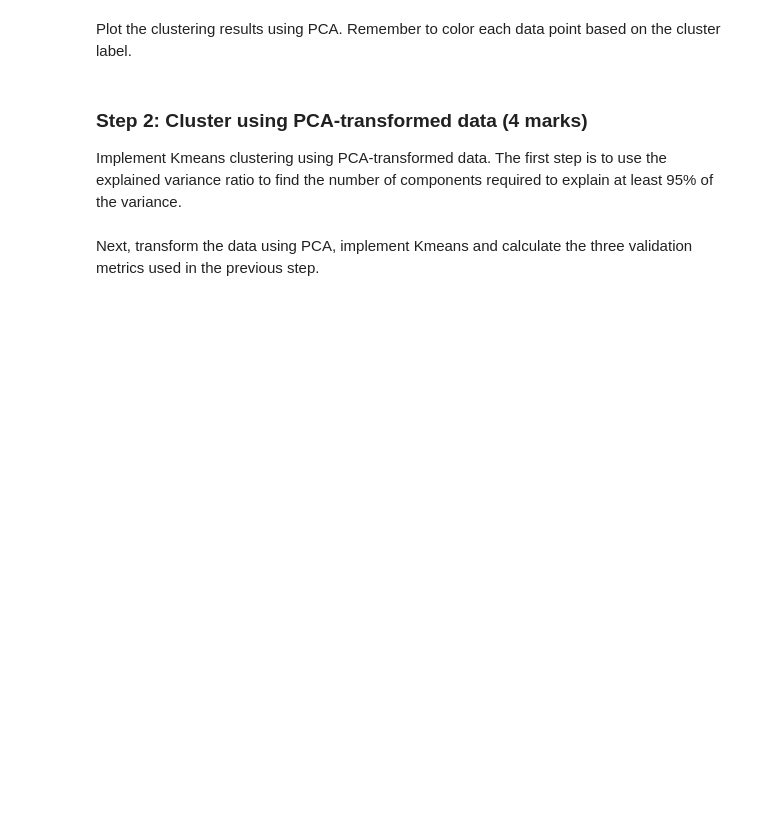
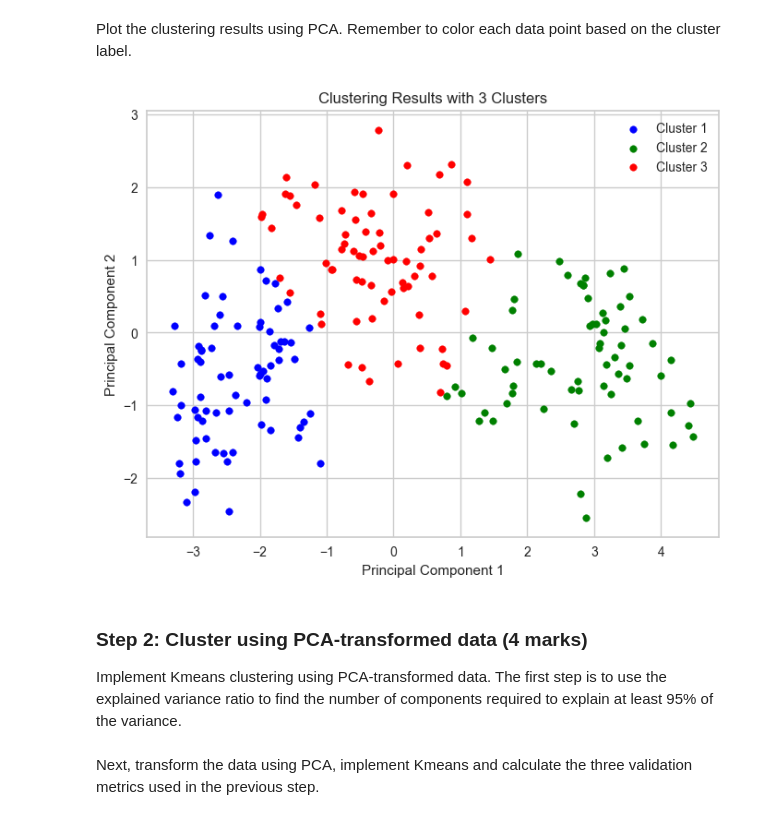
Before and after one commit to chvaldez10/Dog-Apps, a Jupyter notebook: ENSF 611/assignments/A5/Assignment 5.ipynb, the cells around one changed output. Cells and saved outputs as stored; diff of their text form; code cells hidden in the pictures; blank space fills up the shorter version.

```diff
--- a/ENSF 611/assignments/A5/Assignment 5.ipynb
+++ b/ENSF 611/assignments/A5/Assignment 5.ipynb
@@ -169,0 +167,3 @@ ke=kelbow_visualizer(KMeans(random_state=4, n_init=10), X, k=(2,10), metric="dis
+# %%
+# optimal cluster values
+n_clusters = ke.elbow_value_
@@ -174,3 +200,27 @@ Plot the clustering results using PCA. Remember to color each data point based o
+# %%
+# Plot clustering results
+pca = PCA(n_components=2)
+cluster_assignments = kmeans.predict(scaled_X)
+pca_transformed = pca.fit_transform(scaled_X)
+
+# Plot the PCA-reduced data with the cluster assignments
+plt.figure(figsize=(8, 6))
+
+# Colors for each cluster
+colors = ['blue', 'green', 'red']
+
+# Loop through each cluster and plot them with different colors
+for i in range(n_clusters):
+    points = pca_transformed[cluster_assignments == i]
+    plt.scatter(points[:, 0], points[:, 1], s=30, c=colors[i], label=f'Cluster {i+1}')
+
+plt.title(f'Clustering Results with {n_clusters} Clusters')
+plt.xlabel('Principal Component 1')
+plt.ylabel('Principal Component 2')
+plt.legend()
+plt.show()
+# %% [output]
+[figure, added]
 # %% [markdown]
 ### Step 2: Cluster using PCA-transformed data (4 marks)
 
```
Also changed, not shown: parts of 12 cells of this notebook.
